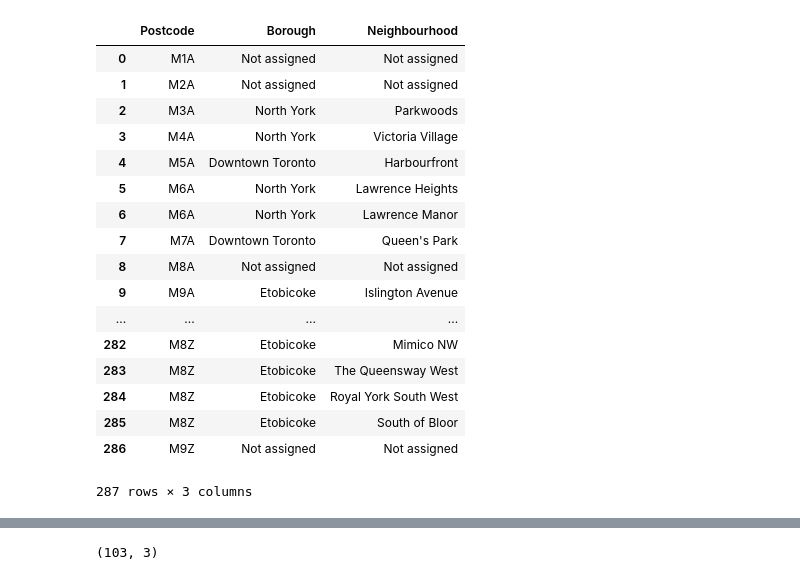
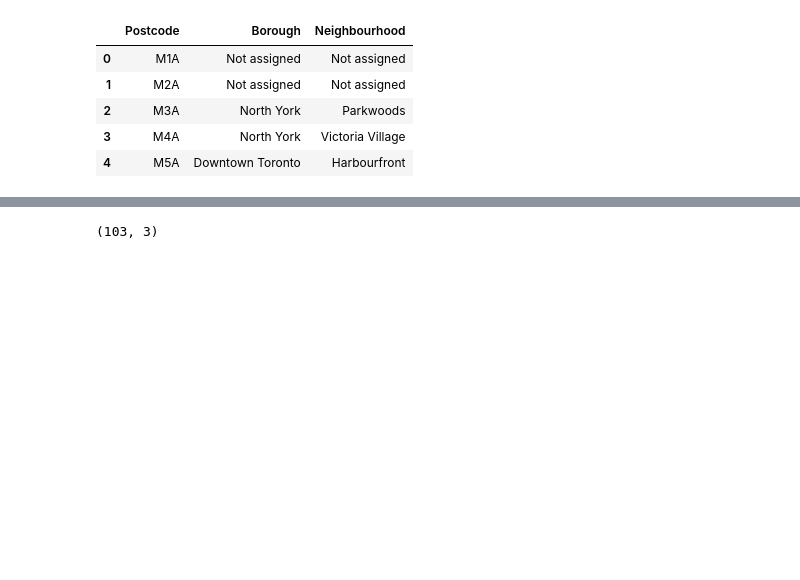
Before and after one commit to linzhou-zhong/Coursera, a Jupyter notebook: Assignment _Neighborhoods_in_Toronto.ipynb, the cells around one changed output, grey strips where cells are left out. Drawn from its saved outputs; the diff is of its cells as text; code cells hidden in the pictures; blank space fills up the shorter version.

```diff
--- a/Assignment _Neighborhoods_in_Toronto.ipynb
+++ b/Assignment _Neighborhoods_in_Toronto.ipynb
@@ -1,25 +23,17 @@
 # %%
 import pandas as pd
-
+import numpy as np
+from sklearn.cluster import KMeans
+import folium
+from geopy.geocoders import Nominatim
+import matplotlib.cm as cm
+import matplotlib.colors as colors
 tables = pd.read_html('https://en.wikipedia.org/wiki/List_of_postal_codes_of_Canada:_M', header=0)[0]
-
-tables
+tables.head()
 # %% [output]
 |  | Postcode | Borough | Neighbourhood |
 | 0 | M1A | Not assigned | Not assigned |
 | 1 | M2A | Not assigned | Not assigned |
 | 2 | M3A | North York | Parkwoods |
 | 3 | M4A | North York | Victoria Village |
 | 4 | M5A | Downtown Toronto | Harbourfront |
-| 5 | M6A | North York | Lawrence Heights |
-| 6 | M6A | North York | Lawrence Manor |
-| 7 | M7A | Downtown Toronto | Queen's Park |
-| 8 | M8A | Not assigned | Not assigned |
-| 9 | M9A | Etobicoke | Islington Avenue |
-| ... | ... | ... | ... |
-| 282 | M8Z | Etobicoke | Mimico NW |
-| 283 | M8Z | Etobicoke | The Queensway West |
-| 284 | M8Z | Etobicoke | Royal York South West |
-| 285 | M8Z | Etobicoke | South of Bloor |
-| 286 | M9Z | Not assigned | Not assigned |
-287 rows × 3 columns
```
Also changed, not shown: parts of 27 cells of this notebook.
